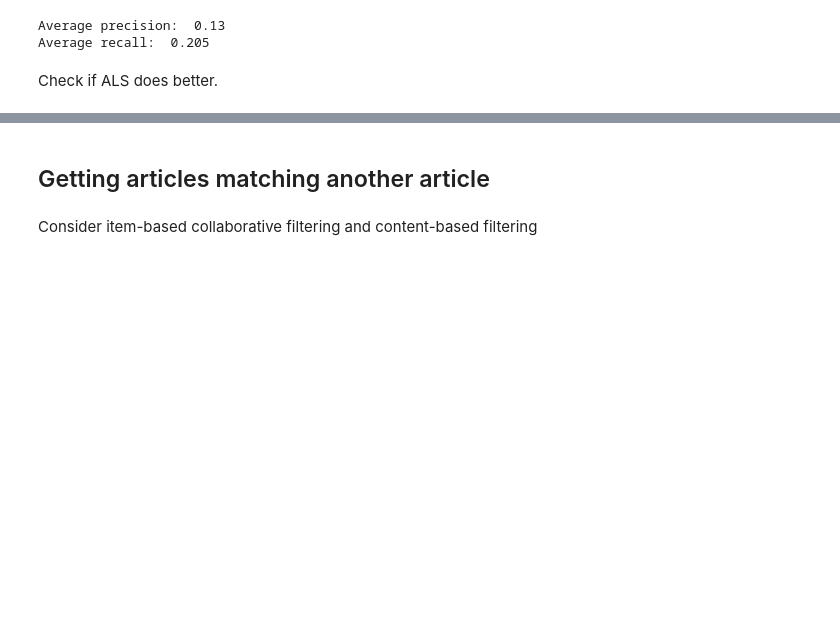
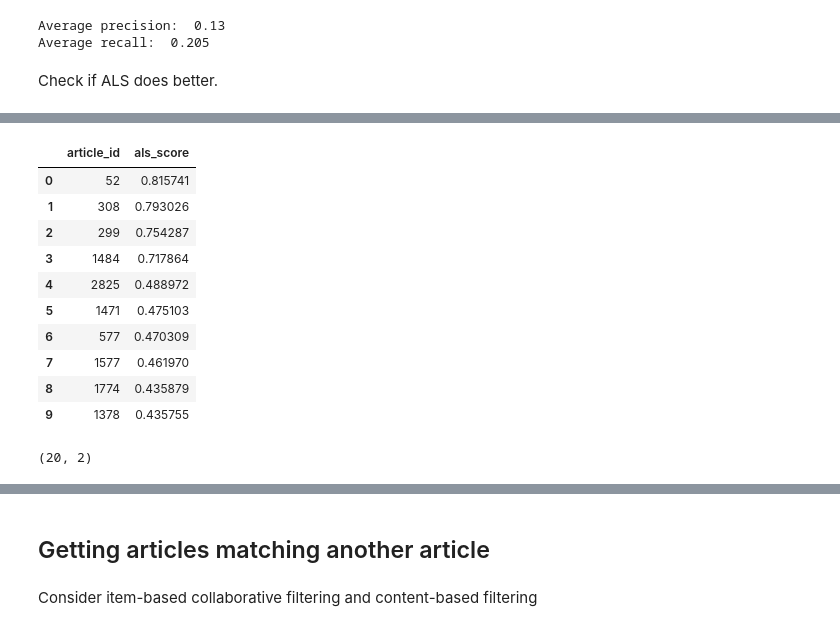
Before and after one commit to kavurisrikanth/news-recommender-capstone, a Jupyter notebook: basics/data.ipynb, the cells around one changed output, grey strips where cells are left out. Saved outputs shown, nothing was run; the diff lists cells and outputs as text; code cells hidden in the pictures; blank space fills up the shorter version.

```diff
--- a/basics/data.ipynb
+++ b/basics/data.ipynb
@@ -1259,0 +1444,18 @@ Check if ALS does better.
+# %%
+out.head(num_pred)
+# %% [output]
+|  | article_id | als_score |
+| 0 | 52 | 0.815741 |
+| 1 | 308 | 0.793026 |
+| 2 | 299 | 0.754287 |
+| 3 | 1484 | 0.717864 |
+| 4 | 2825 | 0.488972 |
+| 5 | 1471 | 0.475103 |
+| 6 | 577 | 0.470309 |
+| 7 | 1577 | 0.461970 |
+| 8 | 1774 | 0.435879 |
+| 9 | 1378 | 0.435755 |
+# %%
+out.shape
+# %% [output]
+(20, 2)
```
Also changed, not shown: parts of 144 cells of this notebook.
